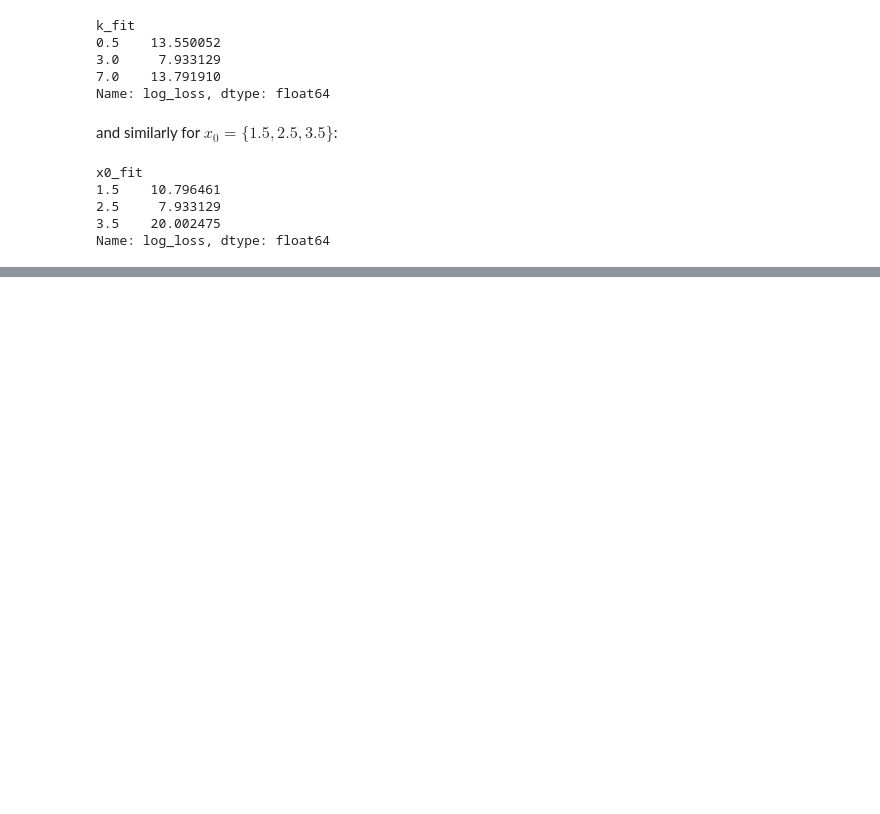
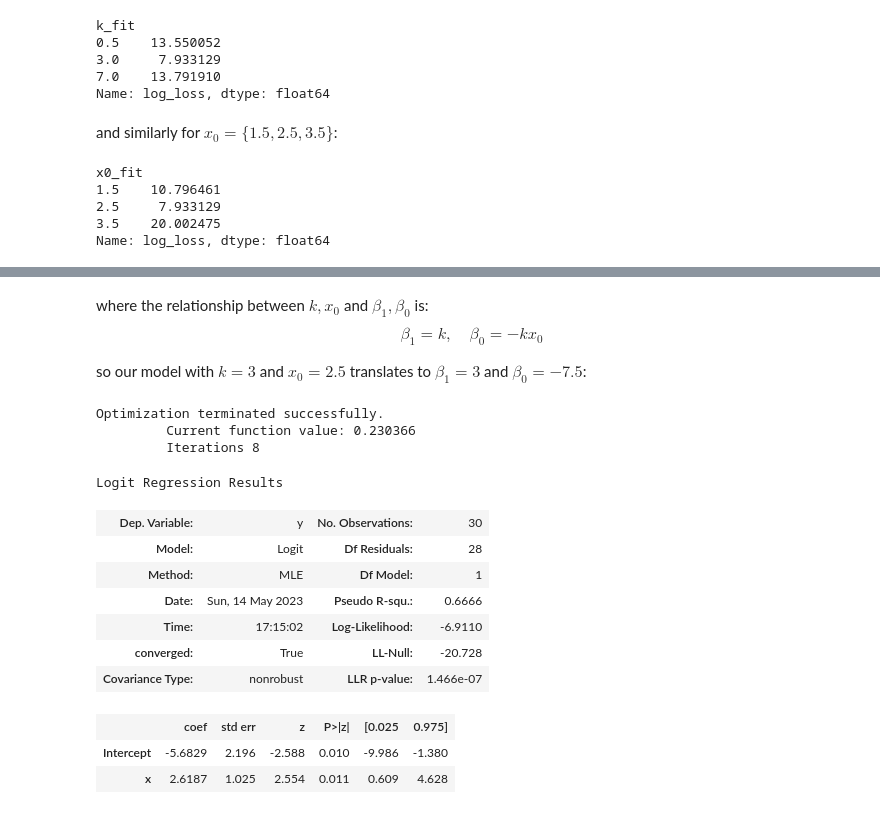
Before and after one commit to igor-sb/blog, a Jupyter notebook: notebooks/logistic_regression.ipynb, the cells around one changed output, grey strips where cells are left out. Drawn from its saved outputs; the diff is of its cells as text; code cells hidden in the pictures; blank space fills up the shorter version.

```diff
--- a/notebooks/logistic_regression.ipynb
+++ b/notebooks/logistic_regression.ipynb
@@ -288,0 +301,26 @@ Name: log_loss, dtype: float64
+# %% [markdown]
+where the relationship between $k, x_0$ and $\beta_1, \beta_0$ is:
+$$
+\beta_1 = k,\quad \beta_0 = - kx_0
+$$
+
+so our model with $k=3$ and $x_0=2.5$ translates to $\beta_1=3$ and $\beta_0=-7.5$:
+# %%
+import statsmodels.formula.api as smf
+model = smf.logit('y ~ x', df).fit()
+model.summary()
+# %% [output]
+Optimization terminated successfully.
+         Current function value: 0.230366
+         Iterations 8
+Logit Regression Results
+| Dep. Variable: | y | No. Observations: | 30 |
+| Model: | Logit | Df Residuals: | 28 |
+| Method: | MLE | Df Model: | 1 |
+| Date: | Sun, 14 May 2023 | Pseudo R-squ.: | 0.6666 |
+| Time: | 17:15:02 | Log-Likelihood: | -6.9110 |
+| converged: | True | LL-Null: | -20.728 |
+| Covariance Type: | nonrobust | LLR p-value: | 1.466e-07 |
+|  | coef | std err | z | P>|z| | [0.025 | 0.975] |
+| Intercept | -5.6829 | 2.196 | -2.588 | 0.010 | -9.986 | -1.380 |
+| x | 2.6187 | 1.025 | 2.554 | 0.011 | 0.609 | 4.628 |
```
Also changed, not shown: parts of 17 cells of this notebook.
